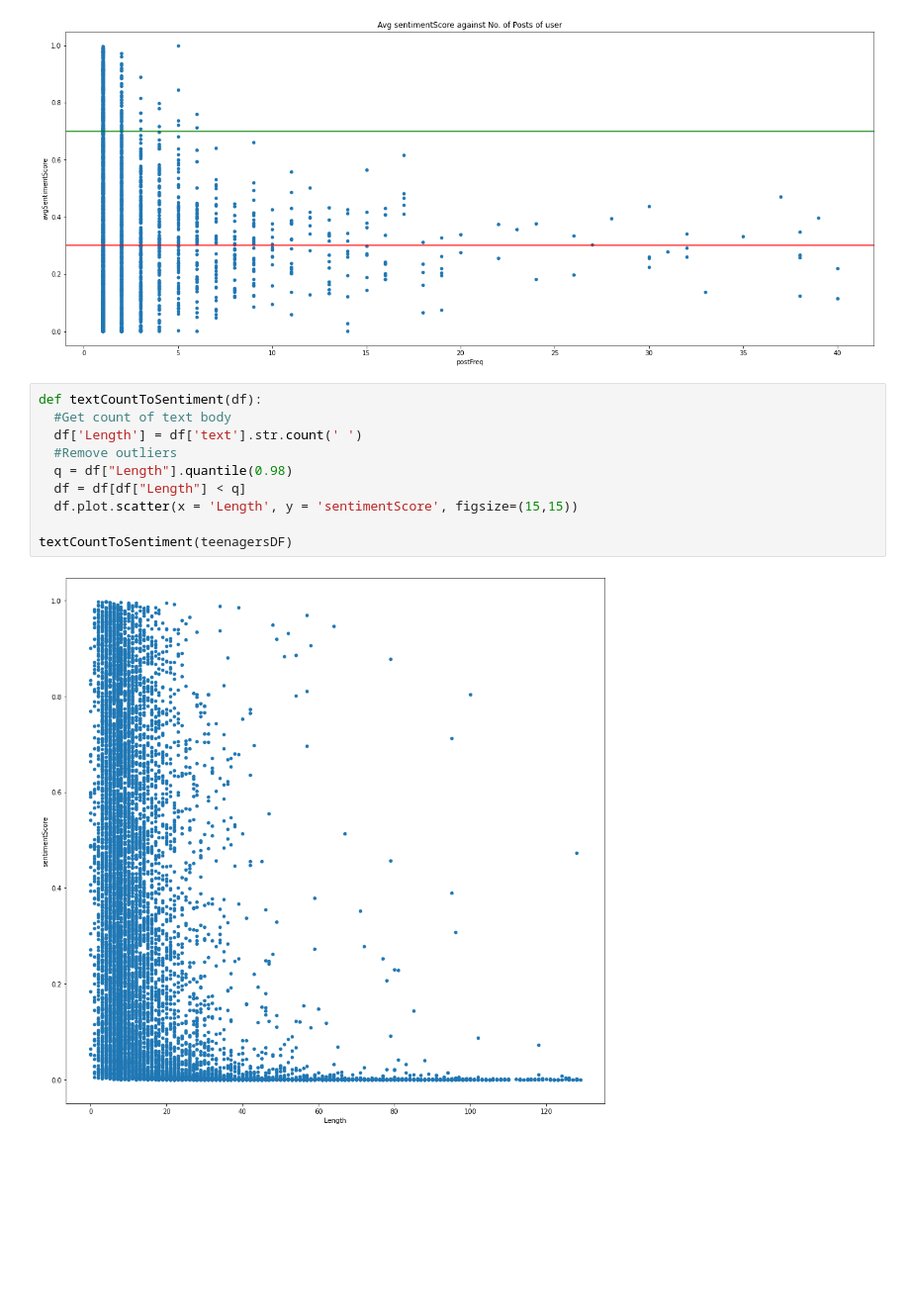
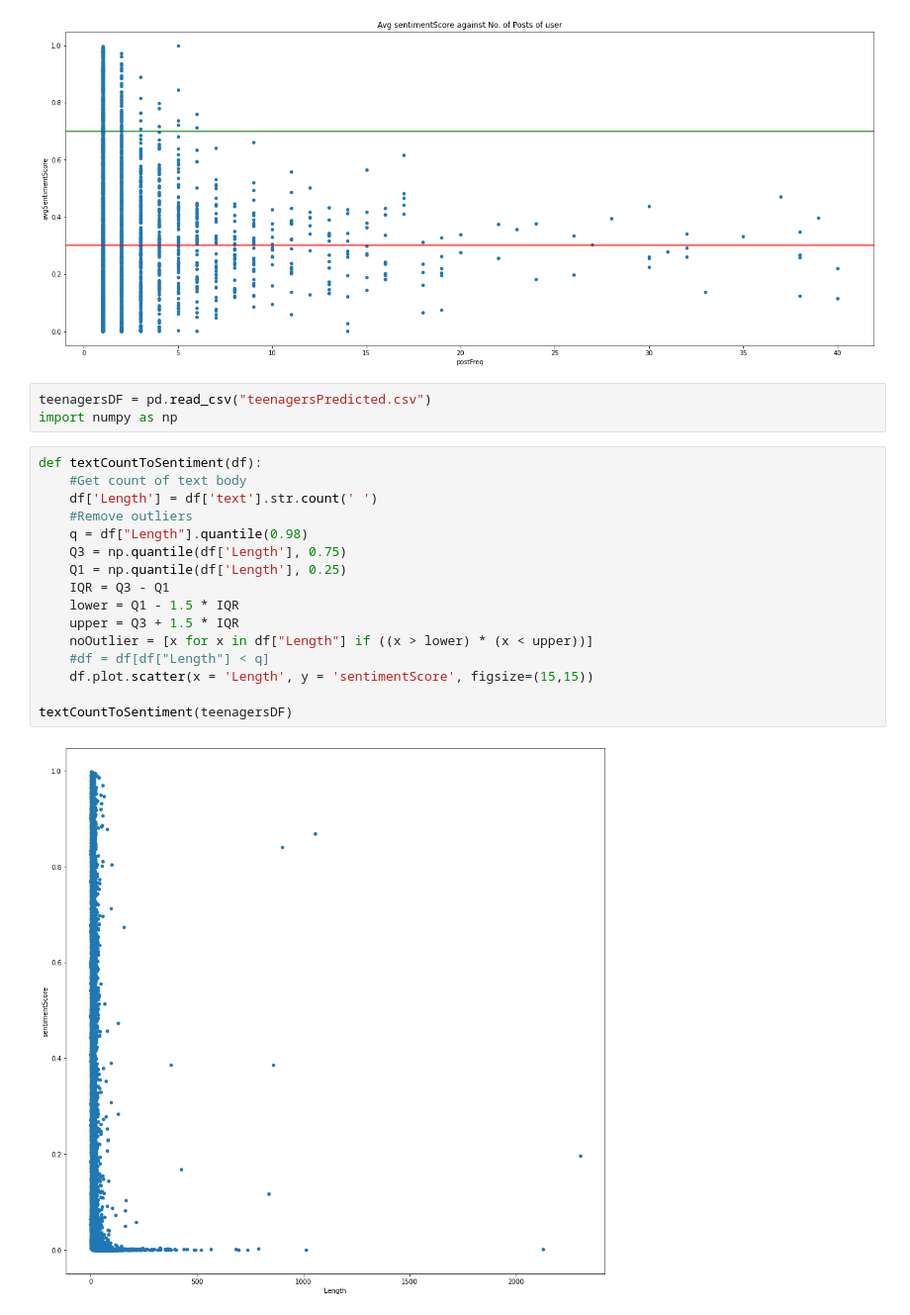
Before and after one commit to yipjunkai/1015_proj, a Jupyter notebook: analysis.ipynb, the cells around one changed output. Shown at 99% size. Cells and saved outputs as stored; diff of their text form; blank space fills up the shorter version.

```diff
--- a/analysis.ipynb
+++ b/analysis.ipynb
@@ -310,17 +311,26 @@ def avgSentimentScoreOverPostingFreq(df, subset=0):
 avgSentimentScoreOverPostingFreq(teenagersDF)
 # %% [output]
 [figure]
+# %%
+teenagersDF = pd.read_csv("teenagersPredicted.csv")
+import numpy as np
 # %%
 def textCountToSentiment(df):
-  #Get count of text body
-  df['Length'] = df['text'].str.count(' ')
-  #Remove outliers
-  q = df["Length"].quantile(0.98)
-  df = df[df["Length"] < q]
-  df.plot.scatter(x = 'Length', y = 'sentimentScore', figsize=(15,15))
+    #Get count of text body
+    df['Length'] = df['text'].str.count(' ')
+    #Remove outliers
+    q = df["Length"].quantile(0.98)
+    Q3 = np.quantile(df['Length'], 0.75)
+    Q1 = np.quantile(df['Length'], 0.25)
+    IQR = Q3 - Q1
+    lower = Q1 - 1.5 * IQR
+    upper = Q3 + 1.5 * IQR
+    noOutlier = [x for x in df["Length"] if ((x > lower) * (x < upper))]
+    #df = df[df["Length"] < q]
+    df.plot.scatter(x = 'Length', y = 'sentimentScore', figsize=(15,15))
 
 textCountToSentiment(teenagersDF)
 # %% [output]
-[figure, old version]
+[figure, new version]
 # %%
 def sentimentToHour(df):
```
Also changed, not shown: parts of 3 cells of this notebook.
